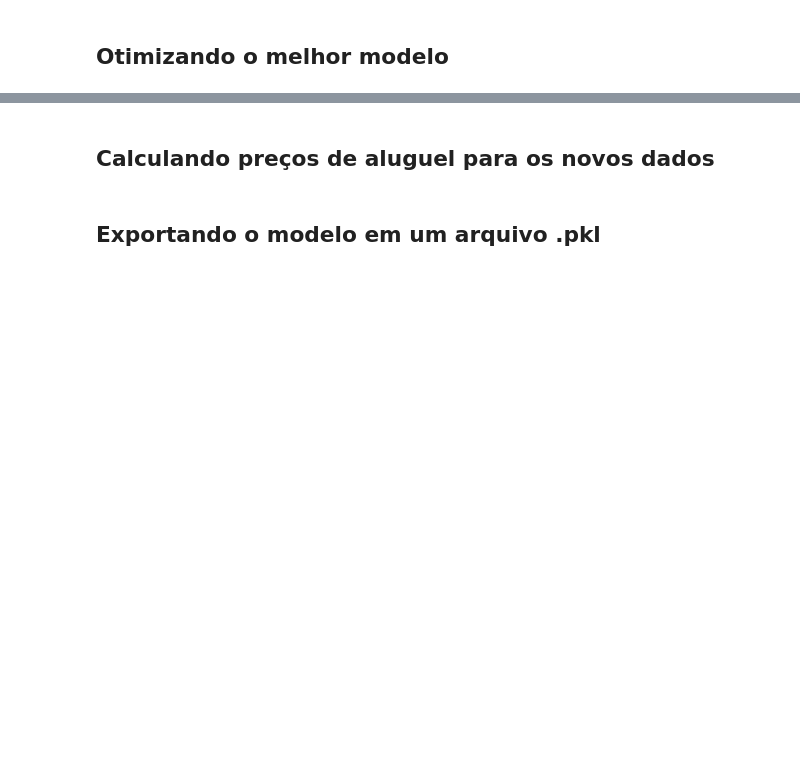
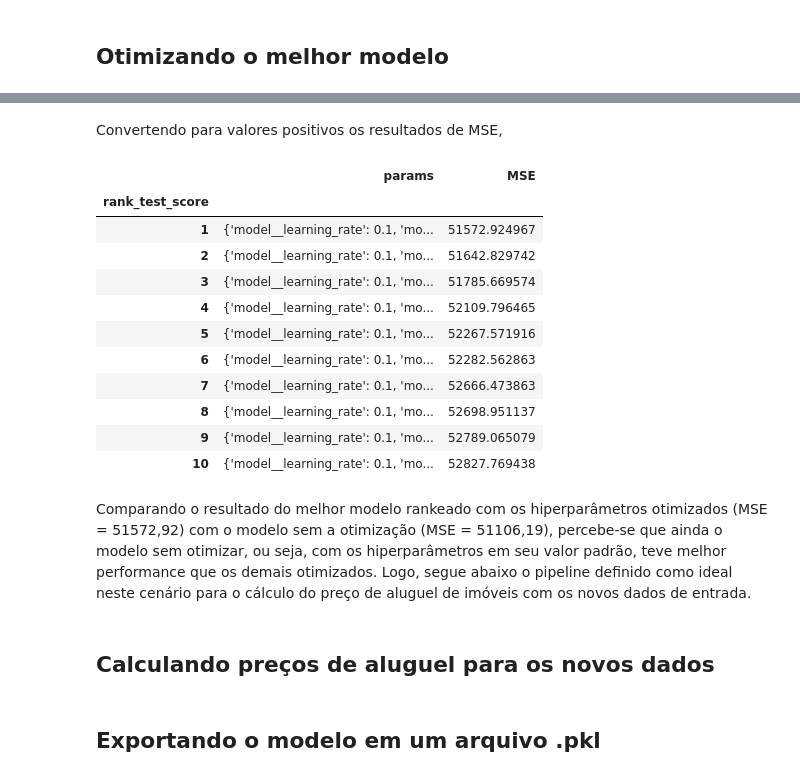
Before and after one commit to rfprates/LH_CD_RODRIGOPRATES, a Jupyter notebook: modelling/Modelling.ipynb, the cells around one changed output, grey strips where cells are left out. Cells and saved outputs as stored; diff of their text form; code cells hidden in the pictures; blank space fills up the shorter version.

```diff
--- a/modelling/Modelling.ipynb
+++ b/modelling/Modelling.ipynb
@@ -545,0 +631,20 @@ get_metrics(y_true=y_test, y_pred=y_pred)
+# %% [markdown]
+Convertendo para valores positivos os resultados de MSE,
+# %%
+df_hp_results['MSE'] = -df_hp_results['mean_test_score']
+df_hp_results[['params', 'MSE']].head(10)
+# %% [output]
+|  | params | MSE |
+| rank_test_score |  |  |
+| 1 | {'model__learning_rate': 0.1, 'mo... | 51572.924967 |
+| 2 | {'model__learning_rate': 0.1, 'mo... | 51642.829742 |
+| 3 | {'model__learning_rate': 0.1, 'mo... | 51785.669574 |
+| 4 | {'model__learning_rate': 0.1, 'mo... | 52109.796465 |
+| 5 | {'model__learning_rate': 0.1, 'mo... | 52267.571916 |
+| 6 | {'model__learning_rate': 0.1, 'mo... | 52282.562863 |
+| 7 | {'model__learning_rate': 0.1, 'mo... | 52666.473863 |
+| 8 | {'model__learning_rate': 0.1, 'mo... | 52698.951137 |
+| 9 | {'model__learning_rate': 0.1, 'mo... | 52789.065079 |
+| 10 | {'model__learning_rate': 0.1, 'mo... | 52827.769438 |
+# %% [markdown]
+Comparando o resultado do melhor modelo rankeado com os hiperparâmetros otimizados (MSE = 51572,92) com o modelo sem a otimização (MSE = 51106,19), percebe-se que ainda o modelo sem otimizar, ou seja, com os hiperparâmetros em seu valor padrão, teve melhor performance que os demais otimizados. Logo, segue abaixo o pipeline definido como ideal neste cenário para o cálculo do preço de aluguel de imóveis com os novos dados de entrada.
```
Also changed, not shown: parts of 51 cells of this notebook.
